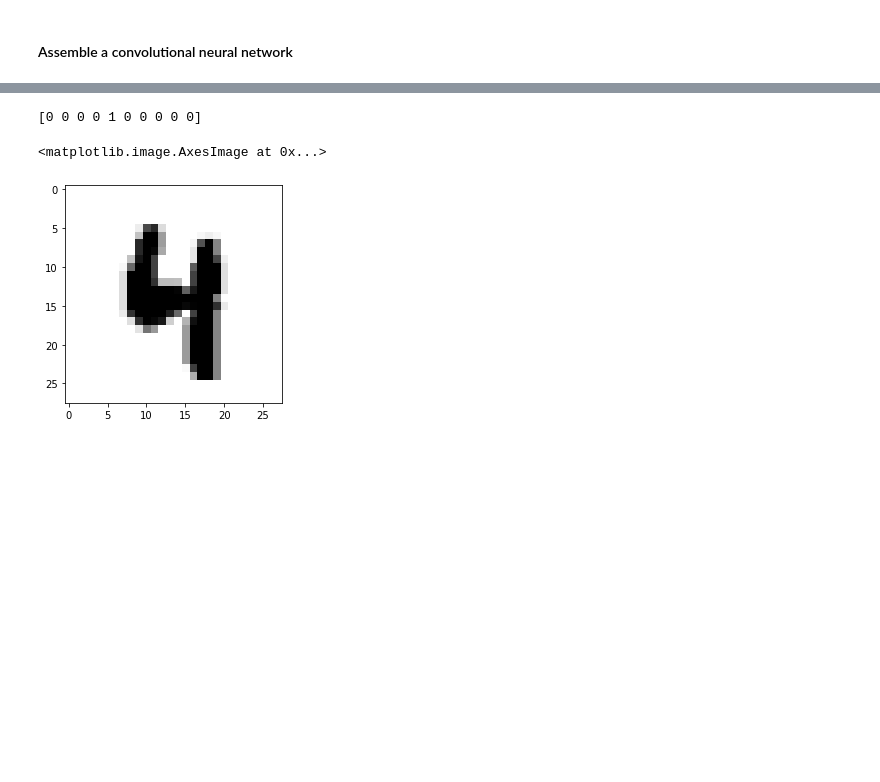
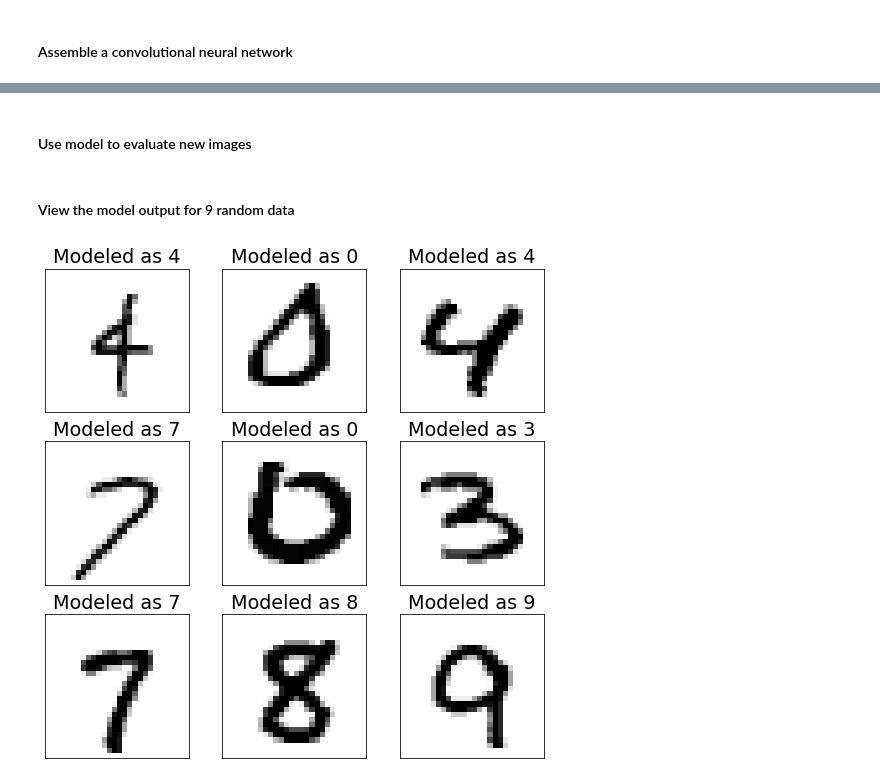
Before and after one commit to 4d30/mnist_digits, a Jupyter notebook: digits.ipynb, the cells around one changed output, grey strips where cells are left out. Cells and saved outputs as stored; diff of their text form; code cells hidden in the pictures; blank space fills up the shorter version.

```diff
--- a/digits.ipynb
+++ b/digits.ipynb
@@ -148,2 +143,4 @@ model.evaluate(X_test, y_test_hot, batch_size=840)
+# %% [markdown]
+#### Use model to evaluate new images
 # %%
 out = model.predict(X_test)
@@ -150,8 +148,17 @@ out = model.predict(X_test)
-# %%
-K = 24
-print(np.round(out[K]).astype(int))
-plt.imshow(X_test[K,:29,:29,0],cmap='gray_r')
-# %% [output]
-[0 0 0 0 1 0 0 0 0 0]
-<matplotlib.image.AxesImage at 0x...>
-[figure, removed]
+# %% [markdown]
+#### View the model output for 9 random data
+# %%
+fig = plt.figure(figsize=(9,9))
+for i in range(1,10):
+    K = np.round(np.random.random()*len(submit)).astype(int)
+    plt.subplot(f'33{i}')
+    plt.tick_params(left=False,
+                    labelleft=False,
+                    bottom=False,
+                    labelbottom=False
+                   )
+    plt.imshow(test_inputs[K,:29,:29,0],cmap='gray_r')
+    plt.title(f'Modeled as {submit[K].argmax()}')
+plt.show()
+# %% [output]
+[figure, added]
```
Also changed, not shown: parts of 16 cells of this notebook, 3 other files.
